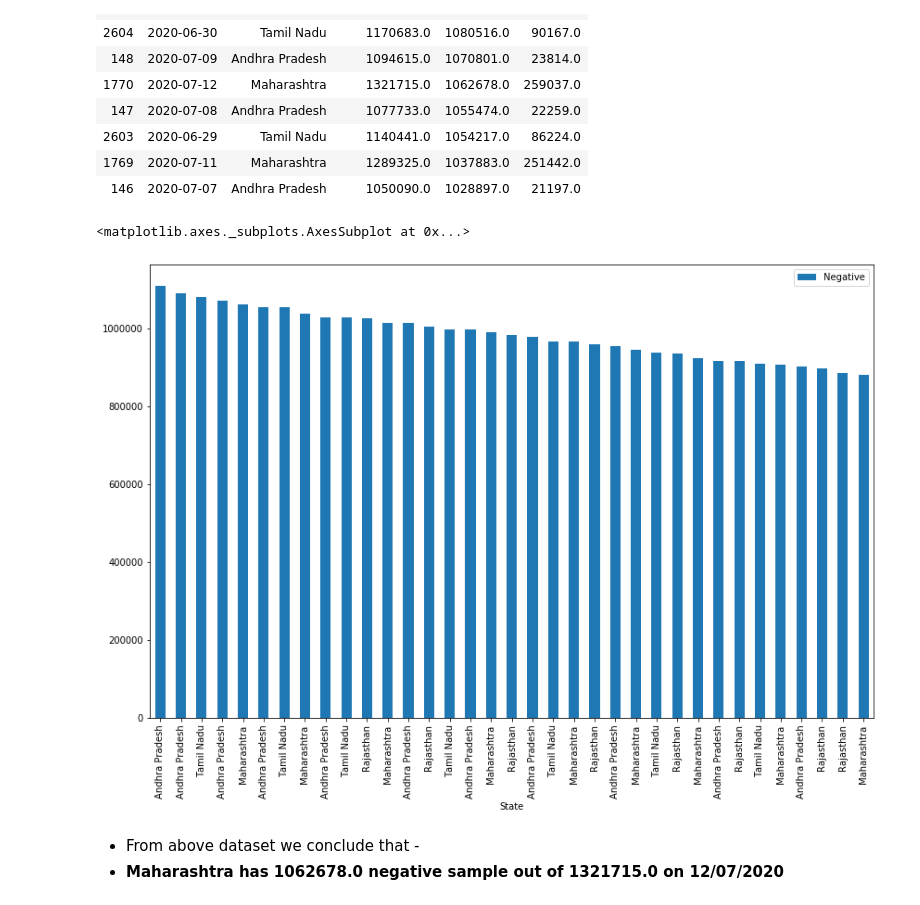
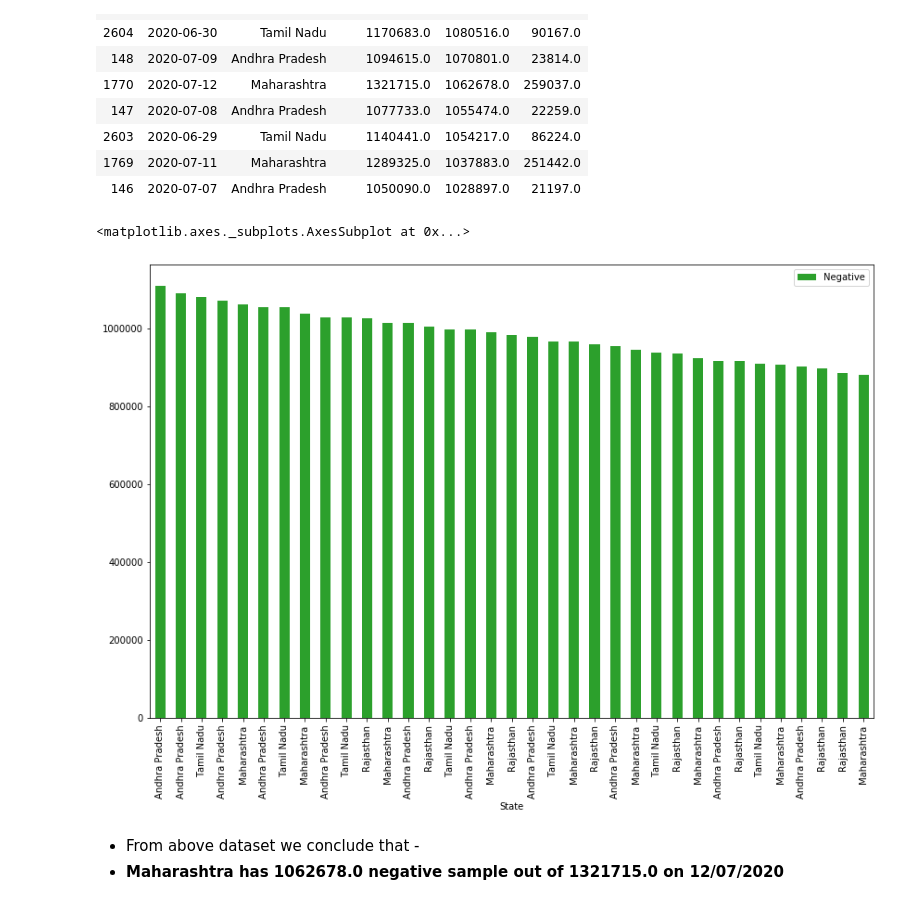
Before and after one commit to ashwanisng/Covid-19-Data-Analysis, a Jupyter notebook: Covid-19 Data Analysis.ipynb, the cells around one changed output. Cells and saved outputs as stored; diff of their text form; code cells hidden in the pictures.

```diff
--- a/Covid-19 Data Analysis.ipynb
+++ b/Covid-19 Data Analysis.ipynb
@@ -697,10 +711,10 @@ df_test.sort_values(by='Negative', ascending = False)[:10]
 # %%
 # plot the graph for total number of negative sample
 
-df_test.sort_values(by="Negative", ascending=False)[1:36].plot(x='State',y='Negative',kind='bar', figsize=(14,9))
+df_test.sort_values(by="Negative", ascending=False)[1:36].plot(x='State',y='Negative',kind='bar', color= 'tab:green', figsize=(14,9))
 # %% [output]
 <matplotlib.axes._subplots.AxesSubplot at 0x...>
-[figure, old version]
+[figure, new version]
 # %% [markdown]
 - From above dataset we conclude  that -
 - **Maharashtra has 1062678.0 negative sample out of 1321715.0 on 12/07/2020**
```
Also changed, not shown: parts of 23 cells of this notebook.
